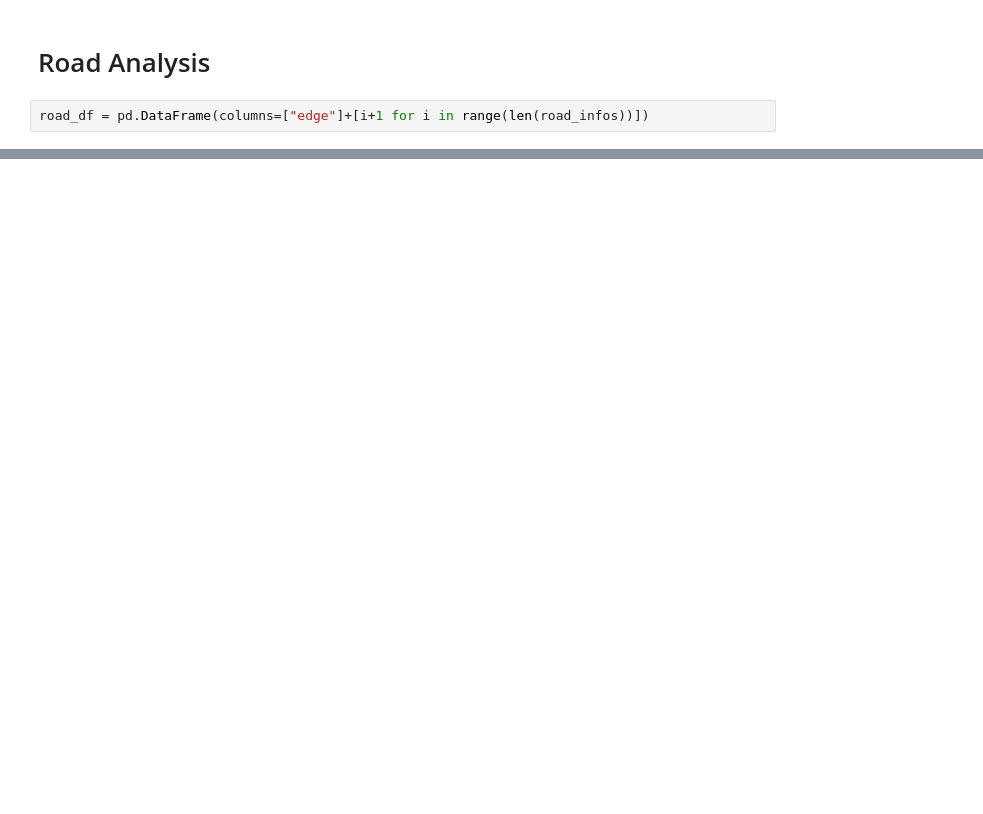
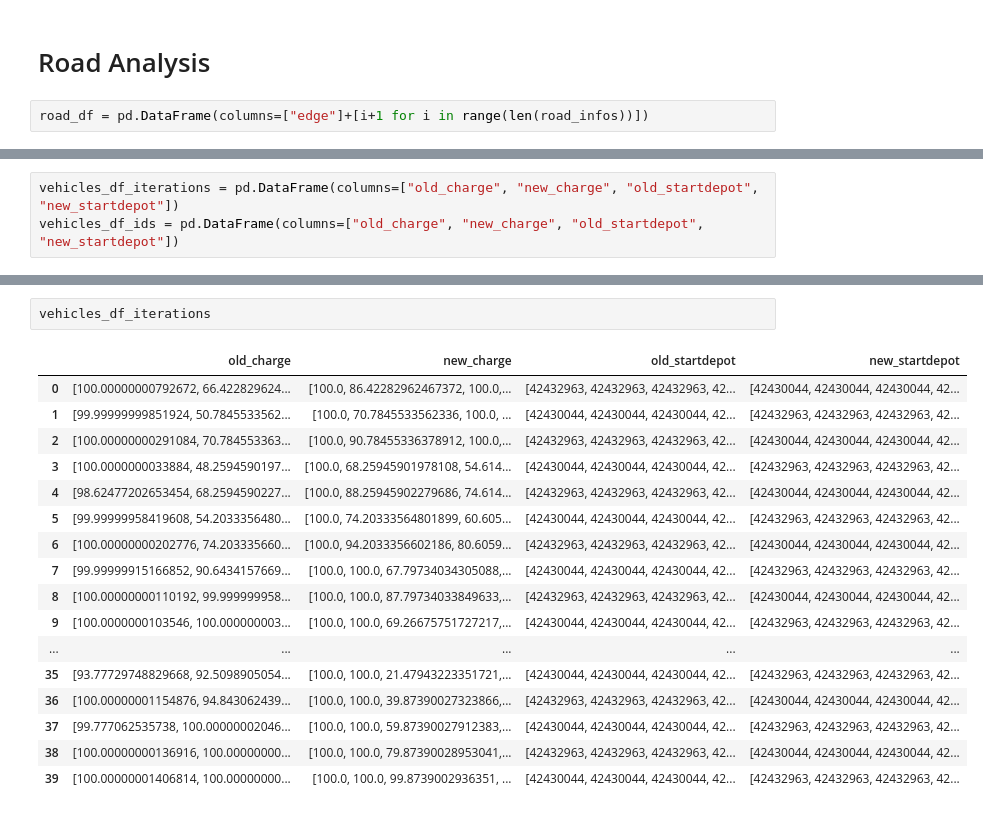
Before and after one commit to brodoluca/ATS, a Jupyter notebook: Simulation/run_analysis.ipynb, the cells around one changed output, grey strips where cells are left out. Drawn from its saved outputs; the diff is of its cells as text; blank space fills up the shorter version.

```diff
--- a/Simulation/run_analysis.ipynb
+++ b/Simulation/run_analysis.ipynb
@@ -120,0 +169,3 @@ y_values
+# %%
+vehicles_df_iterations = pd.DataFrame(columns=["old_charge", "new_charge", "old_startdepot", "new_startdepot"])
+vehicles_df_ids = pd.DataFrame(columns=["old_charge", "new_charge", "old_startdepot", "new_startdepot"])
@@ -120,0 +188,20 @@ y_values
+# %%
+vehicles_df_iterations
+# %% [output]
+|  | old_charge | new_charge | old_startdepot | new_startdepot |
+| 0 | [100.00000000792672, 66.422829624... | [100.0, 86.42282962467372, 100.0,... | [42432963, 42432963, 42432963, 42... | [42430044, 42430044, 42430044, 42... |
+| 1 | [99.99999999851924, 50.7845533562... | [100.0, 70.7845533562336, 100.0, ... | [42430044, 42430044, 42430044, 42... | [42432963, 42432963, 42432963, 42... |
+| 2 | [100.00000000291084, 70.784553363... | [100.0, 90.78455336378912, 100.0,... | [42432963, 42432963, 42432963, 42... | [42430044, 42430044, 42430044, 42... |
+| 3 | [100.0000000033884, 48.2594590197... | [100.0, 68.25945901978108, 54.614... | [42430044, 42430044, 42430044, 42... | [42432963, 42432963, 42432963, 42... |
+| 4 | [98.62477202653454, 68.2594590227... | [100.0, 88.25945902279686, 74.614... | [42432963, 42432963, 42432963, 42... | [42430044, 42430044, 42430044, 42... |
+| 5 | [99.99999958419608, 54.2033356480... | [100.0, 74.20333564801899, 60.605... | [42430044, 42430044, 42430044, 42... | [42432963, 42432963, 42432963, 42... |
+| 6 | [100.00000000202776, 74.203335660... | [100.0, 94.2033356602186, 80.6059... | [42432963, 42432963, 42432963, 42... | [42430044, 42430044, 42430044, 42... |
+| 7 | [99.99999915166852, 90.6434157669... | [100.0, 100.0, 67.79734034305088,... | [42430044, 42430044, 42430044, 42... | [42432963, 42432963, 42432963, 42... |
+| 8 | [100.00000000110192, 99.999999958... | [100.0, 100.0, 87.79734033849633,... | [42432963, 42432963, 42432963, 42... | [42430044, 42430044, 42430044, 42... |
+| 9 | [100.0000000103546, 100.000000003... | [100.0, 100.0, 69.26675751727217,... | [42430044, 42430044, 42430044, 42... | [42432963, 42432963, 42432963, 42... |
+| ... | ... | ... | ... | ... |
+| 35 | [93.77729748829668, 92.5098905054... | [100.0, 100.0, 21.47943223351721,... | [42430044, 42430044, 42430044, 42... | [42432963, 42432963, 42432963, 42... |
+| 36 | [100.00000001154876, 94.843062439... | [100.0, 100.0, 39.87390027323866,... | [42432963, 42432963, 42432963, 42... | [42430044, 42430044, 42430044, 42... |
+| 37 | [99.777062535738, 100.00000002046... | [100.0, 100.0, 59.87390027912383,... | [42430044, 42430044, 42430044, 42... | [42432963, 42432963, 42432963, 42... |
+| 38 | [100.00000000136916, 100.00000000... | [100.0, 100.0, 79.87390028953041,... | [42432963, 42432963, 42432963, 42... | [42430044, 42430044, 42430044, 42... |
+| 39 | [100.00000001406814, 100.00000000... | [100.0, 100.0, 99.8739002936351, ... | [42430044, 42430044, 42430044, 42... | [42432963, 42432963, 42432963, 42... |
```
Also changed, not shown: parts of 27 cells of this notebook, 16 other files.
